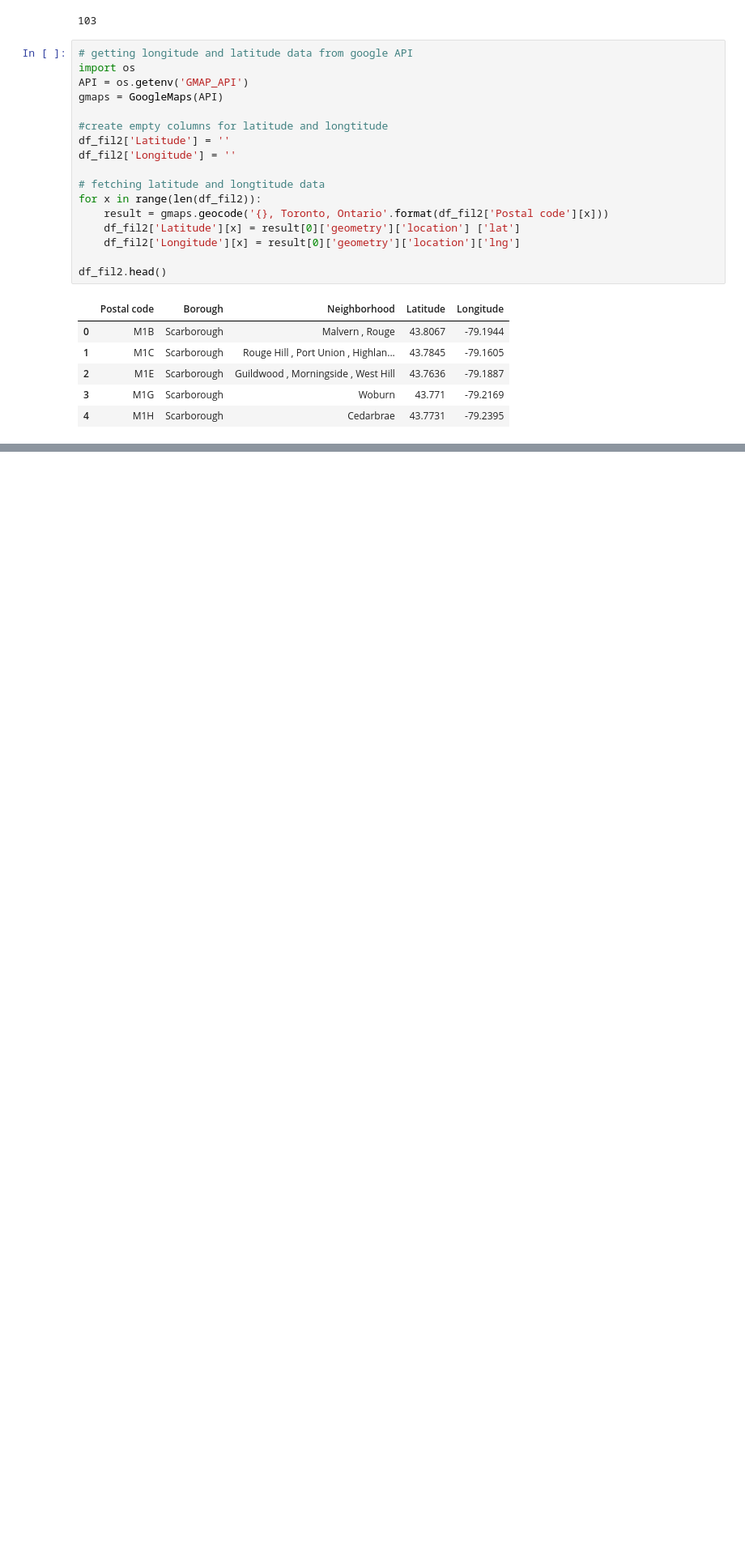
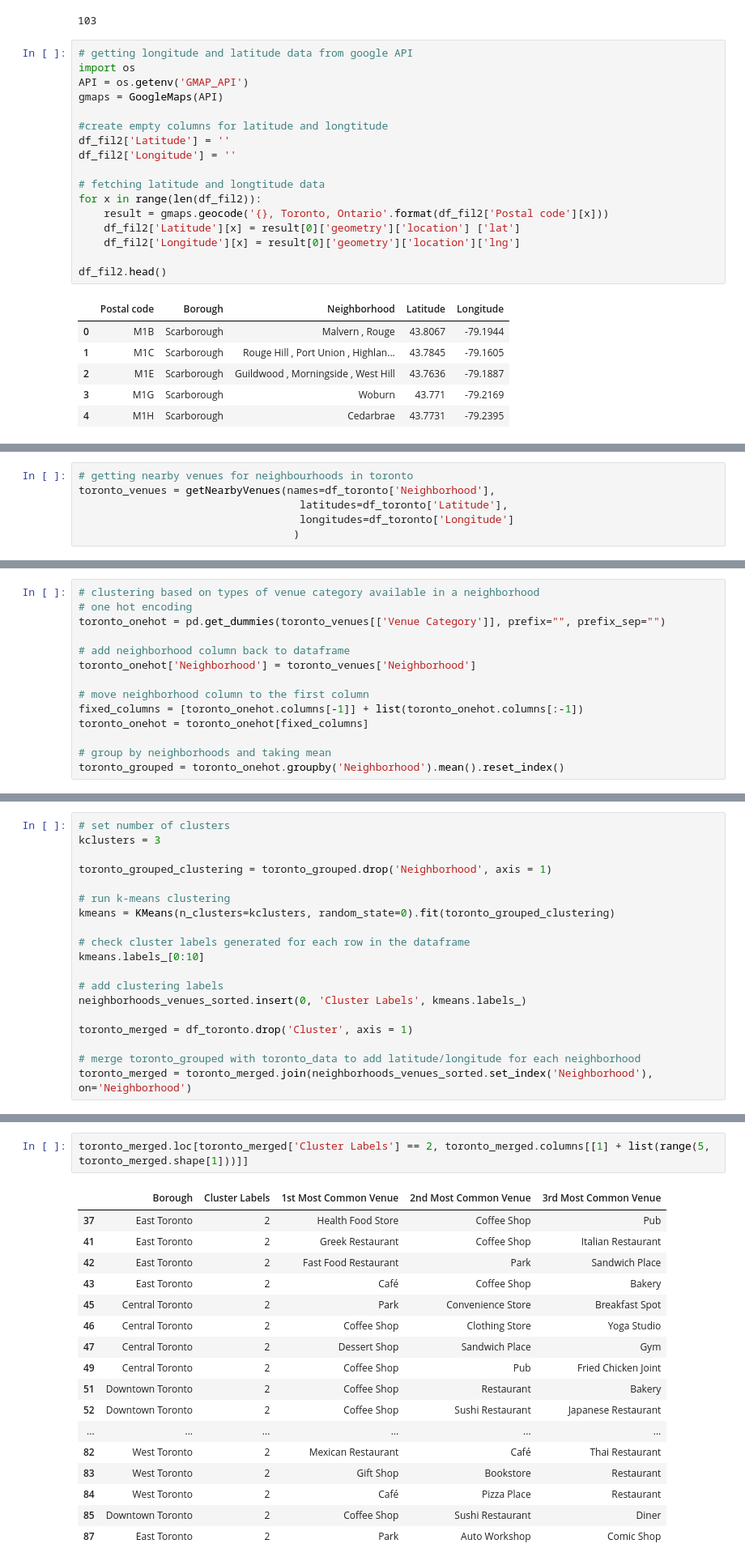
Before and after one commit to Tzeyong/Coursera_Capstone, a Jupyter notebook: Week3.ipynb, the cells around one changed output, grey strips where cells are left out. Shown: that part at 81% size. Cells and saved outputs as stored; diff of their text form; blank space fills up the shorter version.

```diff
--- a/Week3.ipynb
+++ b/Week3.ipynb
@@ -155,0 +422,6 @@ venues_map
+# %%
+# getting nearby venues for neighbourhoods in toronto
+toronto_venues = getNearbyVenues(names=df_toronto['Neighborhood'],
+                                   latitudes=df_toronto['Latitude'],
+                                   longitudes=df_toronto['Longitude']
+                                  )
@@ -155,0 +482,14 @@ venues_map
+# %%
+# clustering based on types of venue category available in a neighborhood
+# one hot encoding
+toronto_onehot = pd.get_dummies(toronto_venues[['Venue Category']], prefix="", prefix_sep="")
+
+# add neighborhood column back to dataframe
+toronto_onehot['Neighborhood'] = toronto_venues['Neighborhood']
+
+# move neighborhood column to the first column
+fixed_columns = [toronto_onehot.columns[-1]] + list(toronto_onehot.columns[:-1])
+toronto_onehot = toronto_onehot[fixed_columns]
+
+# group by neighborhoods and taking mean
+toronto_grouped = toronto_onehot.groupby('Neighborhood').mean().reset_index()
@@ -155,0 +547,19 @@ venues_map
+# %%
+# set number of clusters
+kclusters = 3
+
+toronto_grouped_clustering = toronto_grouped.drop('Neighborhood', axis = 1)
+
+# run k-means clustering
+kmeans = KMeans(n_clusters=kclusters, random_state=0).fit(toronto_grouped_clustering)
+
+# check cluster labels generated for each row in the dataframe
+kmeans.labels_[0:10]
+
+# add clustering labels
+neighborhoods_venues_sorted.insert(0, 'Cluster Labels', kmeans.labels_)
+
+toronto_merged = df_toronto.drop('Cluster', axis = 1)
+
+# merge toronto_grouped with toronto_data to add latitude/longitude for each neighborhood
+toronto_merged = toronto_merged.join(neighborhoods_venues_sorted.set_index('Neighborhood'), on='Neighborhood')
@@ -155,0 +627,20 @@ venues_map
+# %%
+toronto_merged.loc[toronto_merged['Cluster Labels'] == 2, toronto_merged.columns[[1] + list(range(5, toronto_merged.shape[1]))]]
+# %% [output]
+|  | Borough | Cluster Labels | 1st Most Common Venue | 2nd Most Common Venue | 3rd Most Common Venue |
+| 37 | East Toronto | 2 | Health Food Store | Coffee Shop | Pub |
+| 41 | East Toronto | 2 | Greek Restaurant | Coffee Shop | Italian Restaurant |
+| 42 | East Toronto | 2 | Fast Food Restaurant | Park | Sandwich Place |
+| 43 | East Toronto | 2 | Café | Coffee Shop | Bakery |
+| 45 | Central Toronto | 2 | Park | Convenience Store | Breakfast Spot |
+| 46 | Central Toronto | 2 | Coffee Shop | Clothing Store | Yoga Studio |
+| 47 | Central Toronto | 2 | Dessert Shop | Sandwich Place | Gym |
+| 49 | Central Toronto | 2 | Coffee Shop | Pub | Fried Chicken Joint |
+| 51 | Downtown Toronto | 2 | Coffee Shop | Restaurant | Bakery |
+| 52 | Downtown Toronto | 2 | Coffee Shop | Sushi Restaurant | Japanese Restaurant |
+| ... | ... | ... | ... | ... | ... |
+| 82 | West Toronto | 2 | Mexican Restaurant | Café | Thai Restaurant |
+| 83 | West Toronto | 2 | Gift Shop | Bookstore | Restaurant |
+| 84 | West Toronto | 2 | Café | Pizza Place | Restaurant |
+| 85 | Downtown Toronto | 2 | Coffee Shop | Sushi Restaurant | Diner |
+| 87 | East Toronto | 2 | Park | Auto Workshop | Comic Shop |
```
Also changed, not shown: parts of 36 cells of this notebook.
